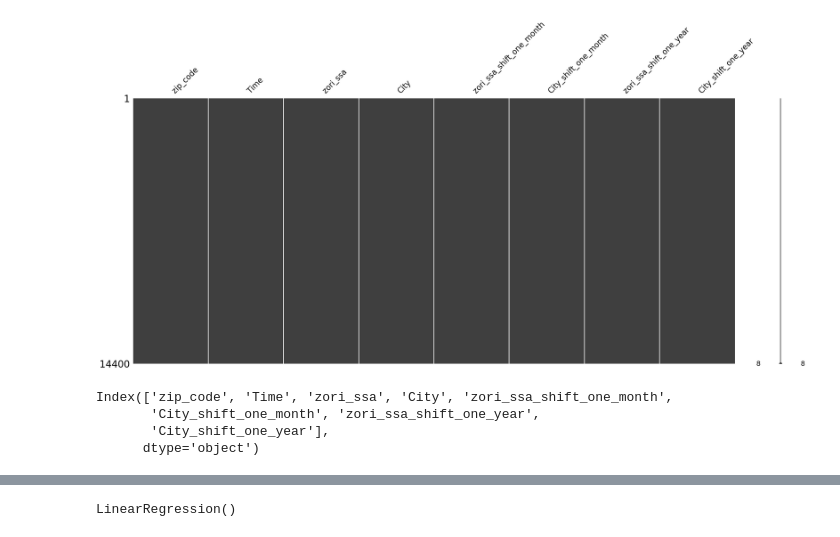
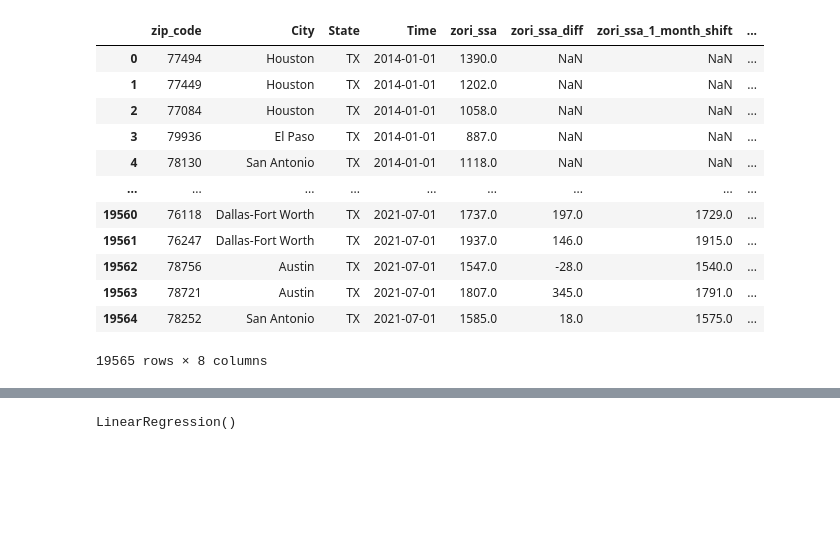
Before and after one commit to HaydenWarren/zri-forecast, a Jupyter notebook: hayden/base_model.ipynb, the cells around one changed output, grey strips where cells are left out. Saved outputs shown, nothing was run; the diff lists cells and outputs as text; code cells hidden in the pictures; blank space fills up the shorter version.

Commit message:
added a lagging function to help merge date columns

```diff
--- a/hayden/base_model.ipynb
+++ b/hayden/base_model.ipynb
@@ -14,14 +15,3 @@ from sklearn.metrics import mean_squared_error
 zri = pd.read_csv('target.csv', index_col = 0,
                    parse_dates=['Time']
                   )
-# %%
-zri = zri[['zip_code','Time','zori_ssa','City']]
-zri_one_month = zri.copy()
-zri_one_month.loc[:,'Time'] = zri_one_month.loc[:,'Time'] + pd.DateOffset(months=3)
-zri_one_year = zri_one_month.copy()
-zri_one_year.loc[:,'Time'] = zri_one_year.loc[:,'Time'] + pd.DateOffset(months=3)
-# %%
-zri = zri.merge(zri_one_month, how='left', on = ['zip_code','Time'],
-         suffixes=(None,'_shift_one_month'))
-zri = zri.merge(zri_one_year, how='left', on = ['zip_code','Time'],
-         suffixes=(None,'_shift_one_year'))
@@ -44,15 +18,18 @@ zri
-# %%
-zri = zri.dropna(subset=['zori_ssa','zori_ssa_shift_one_month',
-                               'zori_ssa_shift_one_year']).reset_index(drop=True)
-# %%
-msno.matrix(zri)
-plt.show()
-# %% [output]
-[figure, removed]
-# %%
-zri.columns
-# %% [output]
-Index(['zip_code', 'Time', 'zori_ssa', 'City', 'zori_ssa_shift_one_month',
-       'City_shift_one_month', 'zori_ssa_shift_one_year',
-       'City_shift_one_year'],
-      dtype='object')
+# %%
+test_lag_zri = helper.time_lag_merge(zri, zri,{1:['zori_ssa'],6:['zori_ssa']})
+# %%
+test_lag_zri
+# %% [output]
+|  | zip_code | City | State | Time | zori_ssa | zori_ssa_diff | zori_ssa_1_month_shift | ... |
+| 0 | 77494 | Houston | TX | 2014-01-01 | 1390.0 | NaN | NaN | ... |
+| 1 | 77449 | Houston | TX | 2014-01-01 | 1202.0 | NaN | NaN | ... |
+| 2 | 77084 | Houston | TX | 2014-01-01 | 1058.0 | NaN | NaN | ... |
+| 3 | 79936 | El Paso | TX | 2014-01-01 | 887.0 | NaN | NaN | ... |
+| 4 | 78130 | San Antonio | TX | 2014-01-01 | 1118.0 | NaN | NaN | ... |
+| ... | ... | ... | ... | ... | ... | ... | ... | ... |
+| 19560 | 76118 | Dallas-Fort Worth | TX | 2021-07-01 | 1737.0 | 197.0 | 1729.0 | ... |
+| 19561 | 76247 | Dallas-Fort Worth | TX | 2021-07-01 | 1937.0 | 146.0 | 1915.0 | ... |
+| 19562 | 78756 | Austin | TX | 2021-07-01 | 1547.0 | -28.0 | 1540.0 | ... |
+| 19563 | 78721 | Austin | TX | 2021-07-01 | 1807.0 | 345.0 | 1791.0 | ... |
+| 19564 | 78252 | San Antonio | TX | 2021-07-01 | 1585.0 | 18.0 | 1575.0 | ... |
+19565 rows × 8 columns
```
Also changed, not shown: parts of 3 cells of this notebook, 1 other file.
